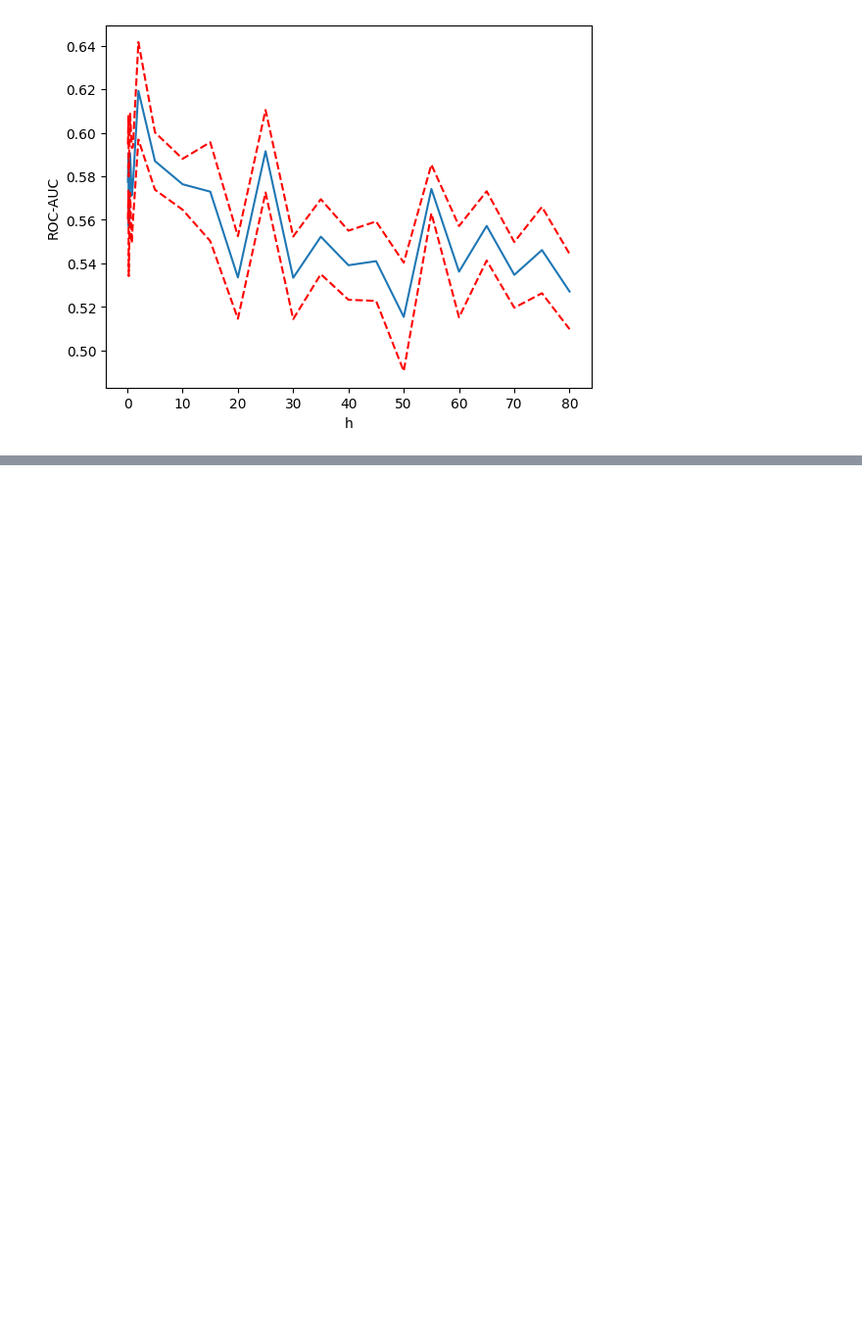
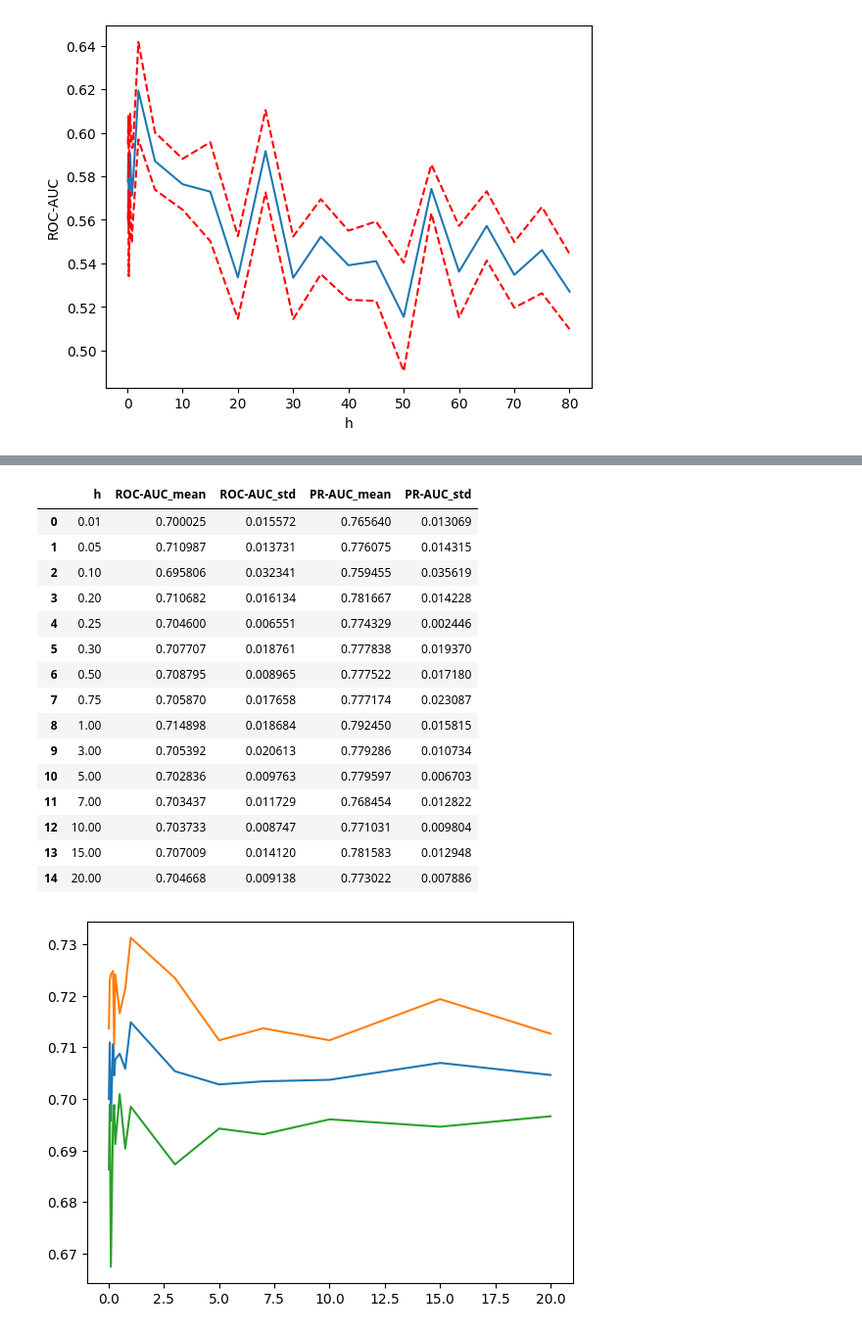
Before and after one commit to aayugay99/ts2vec_irregular_ts, a Jupyter notebook: weighted_loss.ipynb, the cells around one changed output, grey strips where cells are left out. Shown at 98% size. Saved outputs shown, nothing was run; the diff lists cells and outputs as text; code cells hidden in the pictures; blank space fills up the shorter version.

```diff
--- a/weighted_loss.ipynb
+++ b/weighted_loss.ipynb
@@ -673,0 +667,25 @@ res
+# %%
+df = pd.read_csv("new_results copy/churn/identity.csv")
+
+plt.plot(df["h"], df["ROC-AUC_mean"])
+plt.plot(df["h"], df["ROC-AUC_mean"] + 1.96*df["ROC-AUC_std"]/np.sqrt(5))
+plt.plot(df["h"], df["ROC-AUC_mean"] - 1.96*df["ROC-AUC_std"]/np.sqrt(5))
+df
+# %% [output]
+|  | h | ROC-AUC_mean | ROC-AUC_std | PR-AUC_mean | PR-AUC_std |
+| 0 | 0.01 | 0.700025 | 0.015572 | 0.765640 | 0.013069 |
+| 1 | 0.05 | 0.710987 | 0.013731 | 0.776075 | 0.014315 |
+| 2 | 0.10 | 0.695806 | 0.032341 | 0.759455 | 0.035619 |
+| 3 | 0.20 | 0.710682 | 0.016134 | 0.781667 | 0.014228 |
+| 4 | 0.25 | 0.704600 | 0.006551 | 0.774329 | 0.002446 |
+| 5 | 0.30 | 0.707707 | 0.018761 | 0.777838 | 0.019370 |
+| 6 | 0.50 | 0.708795 | 0.008965 | 0.777522 | 0.017180 |
+| 7 | 0.75 | 0.705870 | 0.017658 | 0.777174 | 0.023087 |
+| 8 | 1.00 | 0.714898 | 0.018684 | 0.792450 | 0.015815 |
+| 9 | 3.00 | 0.705392 | 0.020613 | 0.779286 | 0.010734 |
+| 10 | 5.00 | 0.702836 | 0.009763 | 0.779597 | 0.006703 |
+| 11 | 7.00 | 0.703437 | 0.011729 | 0.768454 | 0.012822 |
+| 12 | 10.00 | 0.703733 | 0.008747 | 0.771031 | 0.009804 |
+| 13 | 15.00 | 0.707009 | 0.014120 | 0.781583 | 0.012948 |
+| 14 | 20.00 | 0.704668 | 0.009138 | 0.773022 | 0.007886 |
+[figure, added]
```
Also changed, not shown: parts of 8 cells of this notebook, 1 other file.
